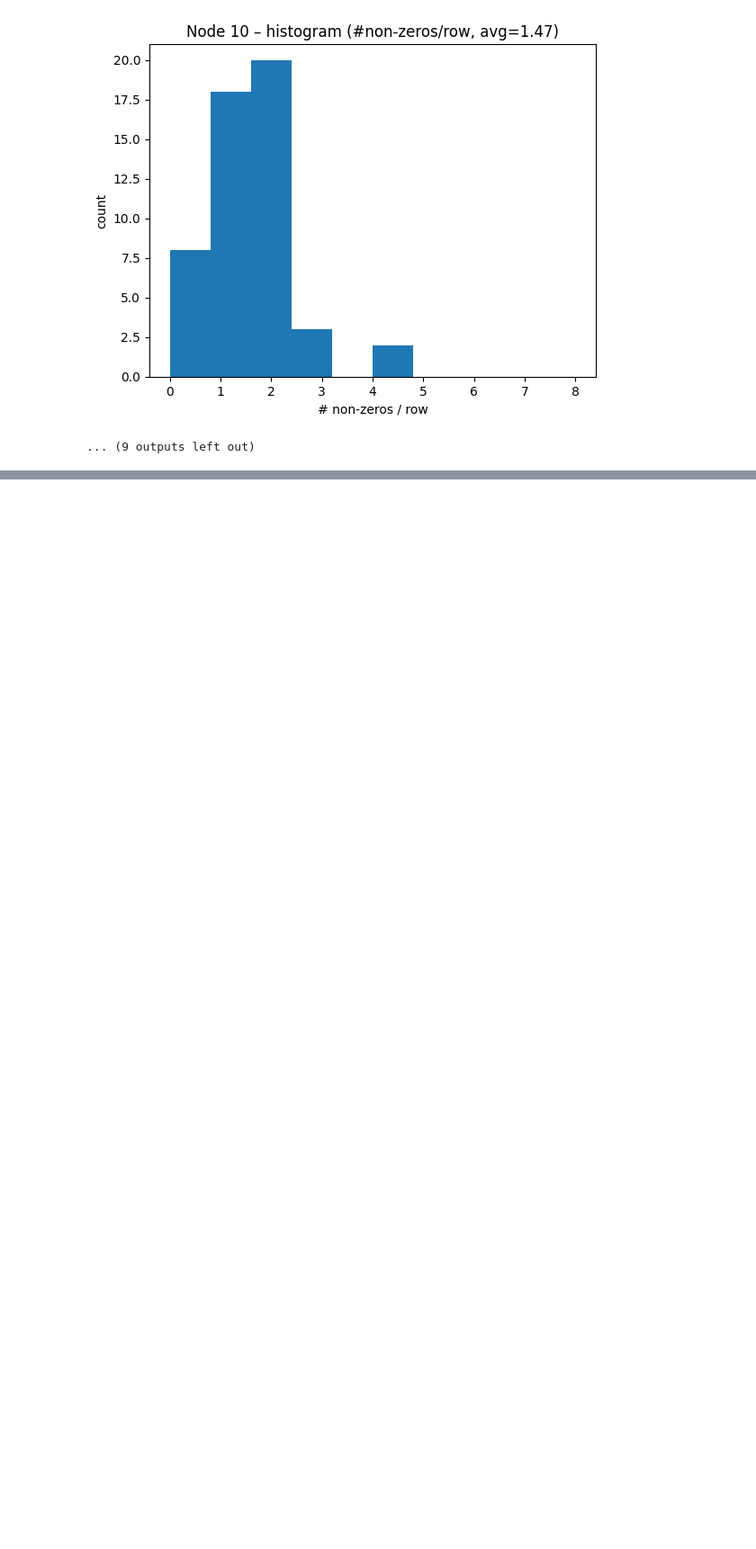
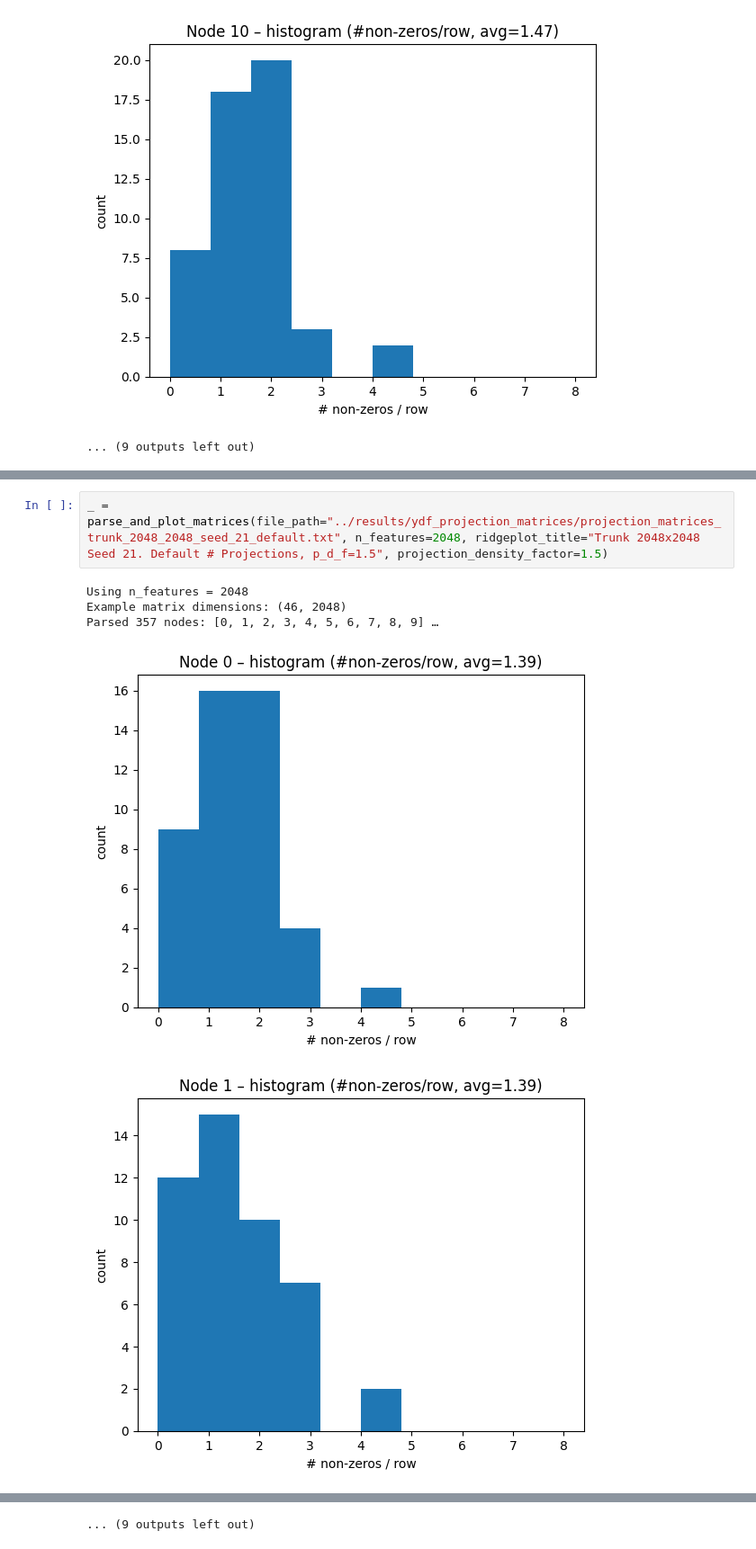
Before and after one commit to topyoon2025-art/gpu_accel_ydf, a Jupyter notebook: benchmarks/src/plot_ydf_projection_matrix.ipynb, the cells around one changed output, grey strips where cells are left out. Shown at 90% size. Cells and saved outputs as stored; diff of their text form; blank space fills up the shorter version.

```diff
--- a/benchmarks/src/plot_ydf_projection_matrix.ipynb
+++ b/benchmarks/src/plot_ydf_projection_matrix.ipynb
@@ -341,0 +714,8 @@ Parsed 45 nodes: [0, 1, 2, 3, 4, 5, 6, 7, 8, 9] …
+# %%
+_ = parse_and_plot_matrices(file_path="../results/ydf_projection_matrices/projection_matrices_trunk_2048_2048_seed_21_default.txt", n_features=2048, ridgeplot_title="Trunk 2048x2048 Seed 21. Default # Projections, p_d_f=1.5", projection_density_factor=1.5)
+# %% [output]
+Using n_features = 2048
+Example matrix dimensions: (46, 2048)
+Parsed 357 nodes: [0, 1, 2, 3, 4, 5, 6, 7, 8, 9] …
+[figure, added]
+[figure, added]
@@ -341,0 +731 @@ Parsed 45 nodes: [0, 1, 2, 3, 4, 5, 6, 7, 8, 9] …
+... (9 outputs left out)
```
Also changed, not shown: parts of 7 cells of this notebook, 8 other files.
